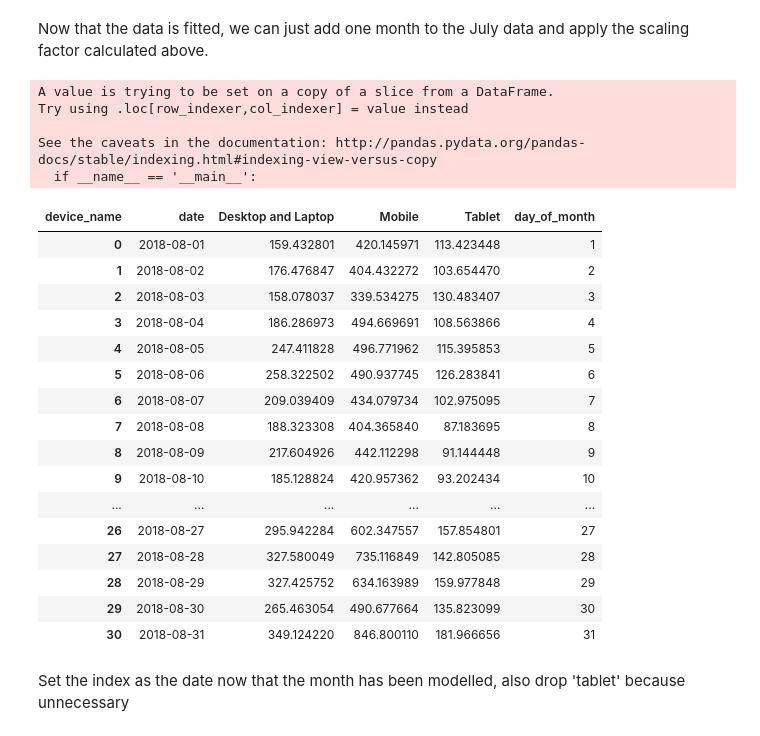
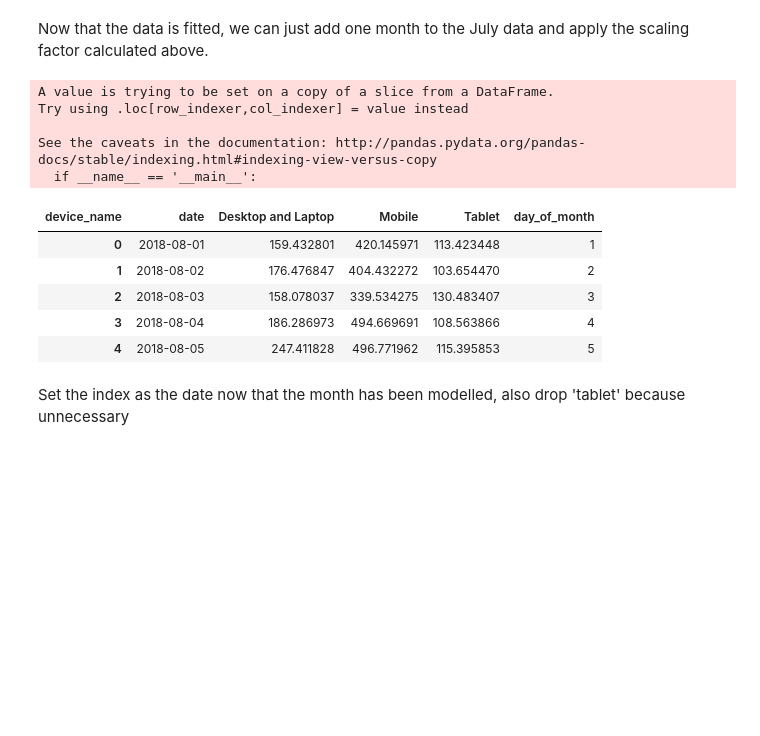
Before and after one commit to JoekingCooper/btakehometask, a Jupyter notebook: notebooks/4_Forecasting_Process.ipynb, the cells around one changed output. Drawn from its saved outputs; the diff is of its cells as text; code cells hidden in the pictures; blank space fills up the shorter version.

```diff
--- a/notebooks/4_Forecasting_Process.ipynb
+++ b/notebooks/4_Forecasting_Process.ipynb
@@ -386,37 +330,26 @@ Now that the data is fitted, we can just add one month to the July data and appl
 # %%
 forecast_august=modelling_month
 import datetime
 def add_one_month(orig_date):
     # advance year and month by one month
     year = orig_date.year
     month = orig_date.month + 1
     day = orig_date.day
     return datetime.date(year, month, day)
 forecast_august['date']=forecast_august['date'].apply(lambda x:add_one_month(pd.to_datetime(x)))
-forecast_august
+forecast_august.head()
 # %% [output]
 A value is trying to be set on a copy of a slice from a DataFrame.
 Try using .loc[row_indexer,col_indexer] = value instead
 
 See the caveats in the documentation: http://pandas.pydata.org/pandas-docs/stable/indexing.html#indexing-view-versus-copy
   if __name__ == '__main__':
 | device_name | date | Desktop and Laptop | Mobile | Tablet | day_of_month |
 | 0 | 2018-08-01 | 159.432801 | 420.145971 | 113.423448 | 1 |
 | 1 | 2018-08-02 | 176.476847 | 404.432272 | 103.654470 | 2 |
 | 2 | 2018-08-03 | 158.078037 | 339.534275 | 130.483407 | 3 |
 | 3 | 2018-08-04 | 186.286973 | 494.669691 | 108.563866 | 4 |
 | 4 | 2018-08-05 | 247.411828 | 496.771962 | 115.395853 | 5 |
-| 5 | 2018-08-06 | 258.322502 | 490.937745 | 126.283841 | 6 |
-| 6 | 2018-08-07 | 209.039409 | 434.079734 | 102.975095 | 7 |
-| 7 | 2018-08-08 | 188.323308 | 404.365840 | 87.183695 | 8 |
-| 8 | 2018-08-09 | 217.604926 | 442.112298 | 91.144448 | 9 |
-| 9 | 2018-08-10 | 185.128824 | 420.957362 | 93.202434 | 10 |
-| ... | ... | ... | ... | ... | ... |
-| 26 | 2018-08-27 | 295.942284 | 602.347557 | 157.854801 | 27 |
-| 27 | 2018-08-28 | 327.580049 | 735.116849 | 142.805085 | 28 |
-| 28 | 2018-08-29 | 327.425752 | 634.163989 | 159.977848 | 29 |
-| 29 | 2018-08-30 | 265.463054 | 490.677664 | 135.823099 | 30 |
-| 30 | 2018-08-31 | 349.124220 | 846.800110 | 181.966656 | 31 |
 # %% [markdown]
 Set the index as the date now that the month has been modelled, also drop 'tablet' because unnecessary
 # %%
```
Also changed, not shown: parts of 4 cells of this notebook, 1 other file.
